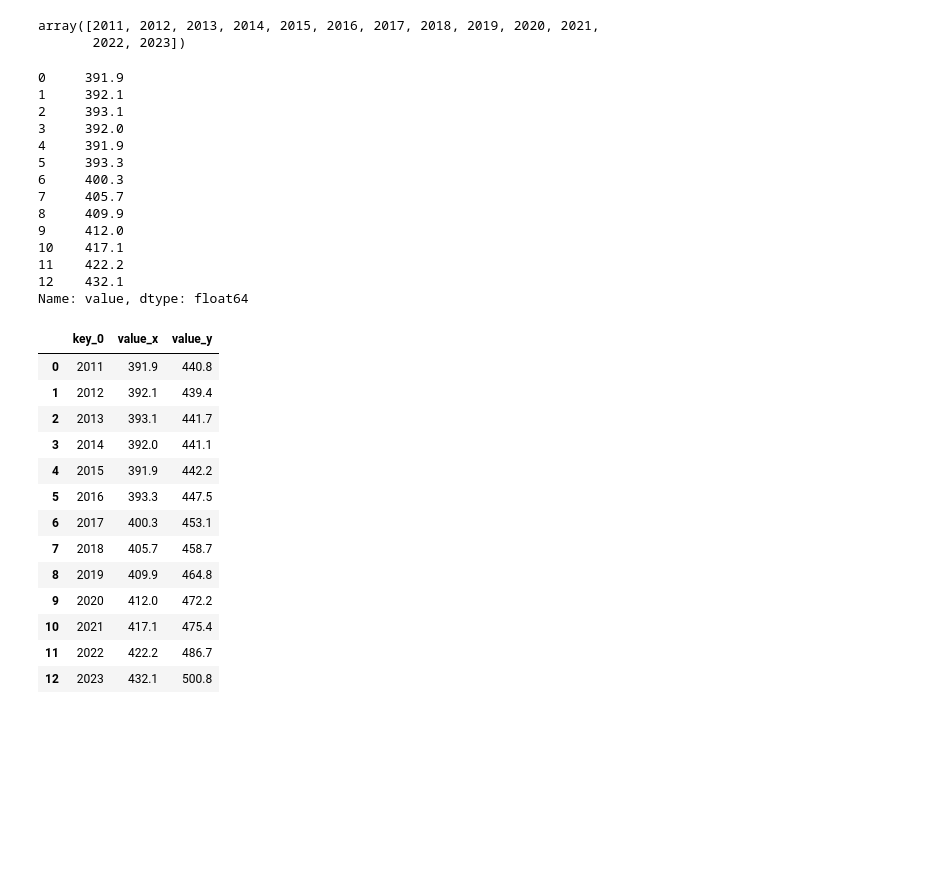
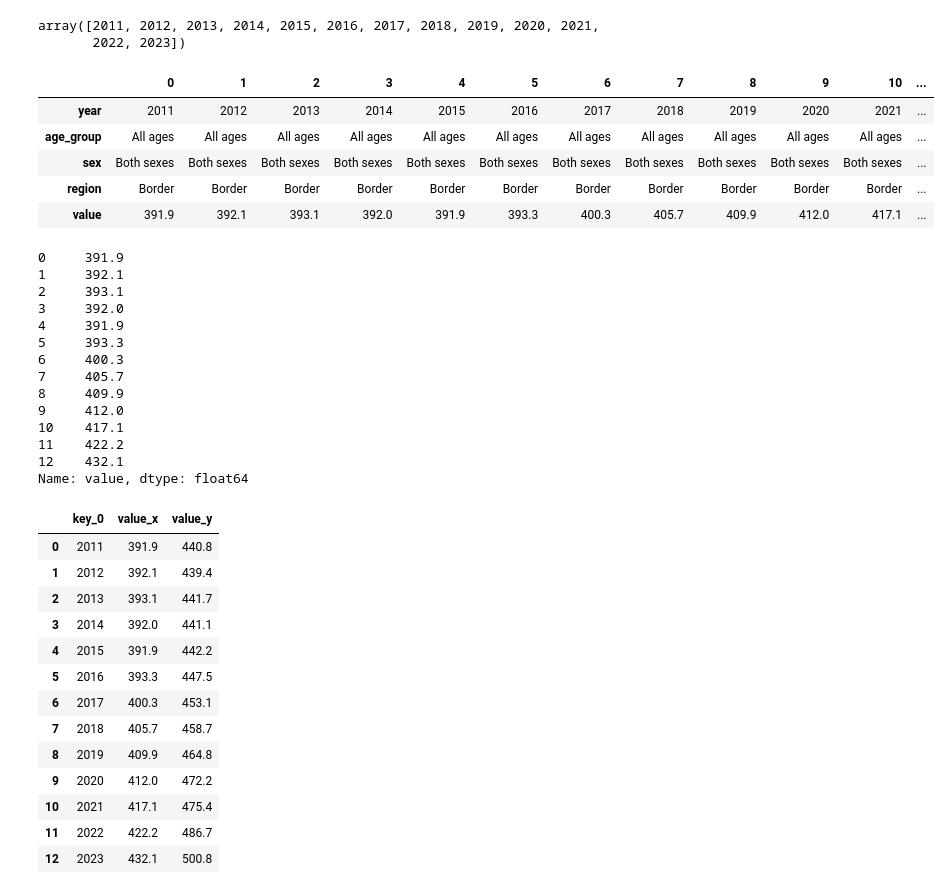
Before and after one commit to shyamghan17/Assignments, a Jupyter notebook: Population_dataset.ipynb, the cells around one changed output. Cells and saved outputs as stored; diff of their text form; code cells hidden in the pictures; blank space fills up the shorter version.

```diff
--- a/Population_dataset.ipynb
+++ b/Population_dataset.ipynb
@@ -78,38 +89,49 @@ array([2011, 2012, 2013, 2014, 2015, 2016, 2017, 2018, 2019, 2020, 2021,
 # %%
 # filt1 = (df['age_group'] == '0 - 4 years') & (df['sex'] == 'Both sexes') & (df['region'] == 'State')
 filt_border = df.loc[(df['sex'] == 'Both sexes') & (df['region'] == 'Border') & (df['age_group'] == 'All ages')].reset_index(drop= True)
 filt_west = df.loc[(df['sex'] == 'Both sexes') & (df['region'] == 'West') & (df['age_group'] == 'All ages')]
 filt_mwest = df.loc[(df['sex'] == 'Both sexes') & (df['region'] == 'Mid-West') & (df['age_group'] == 'All ages')]
 filt_seast = df.loc[(df['sex'] == 'Both sexes') & (df['region'] == 'South-East') & (df['age_group'] == 'All ages')]
 filt_swest = df.loc[(df['sex'] == 'Both sexes') & (df['region'] == 'South-West') & (df['age_group'] == 'All ages')]
 filt_dublin = df.loc[(df['sex'] == 'Both sexes') & (df['region'] == 'Dublin') & (df['age_group'] == 'All ages')]
 filt_meast = df.loc[(df['sex'] == 'Both sexes') & (df['region'] == 'Mid-East') & (df['age_group'] == 'All ages')]
 filt_mland = df.loc[(df['sex'] == 'Both sexes') & (df['region'] == 'Midland') & (df['age_group'] == 'All ages')]
 # border_value = filt_border[['year', 'value', 'region']].reset_index(drop=True)
 # west_value = filt_west[['year', 'value', 'region']].reset_index(drop=True)
 # mwest_value = filt_mwest[['year', 'value', 'region']].reset_index(drop=True)
 # seast_value = filt_seast[['year', 'value', 'region']].reset_index(drop=True)
 # swest_value = filt_swest[['year', 'value', 'region']].reset_index(drop=True)
 # dublin_value = filt_dublin[['year', 'value', 'region']].reset_index(drop=True)
 # meast_value = filt_meast[['year', 'value', 'region']].reset_index(drop=True)
 # mland_value = filt_mland[['year', 'value', 'region']].reset_index(drop=True)
 df['region'].unique()
-filt_border['value']
+# this data is of border and is of both sex
+filt_border.T
 # %% [output]
-0     391.9
-1     392.1
-2     393.1
-3     392.0
-4     391.9
-5     393.3
-6     400.3
-7     405.7
-8     409.9
-9     412.0
-10    417.1
-11    422.2
-12    432.1
-Name: value, dtype: float64
+|  | 0 | 1 | 2 | 3 | 4 | 5 | 6 | 7 | 8 | 9 | 10 | ... |
+| year | 2011 | 2012 | 2013 | 2014 | 2015 | 2016 | 2017 | 2018 | 2019 | 2020 | 2021 | ... |
+| age_group | All ages | All ages | All ages | All ages | All ages | All ages | All ages | All ages | All ages | All ages | All ages | ... |
+| sex | Both sexes | Both sexes | Both sexes | Both sexes | Both sexes | Both sexes | Both sexes | Both sexes | Both sexes | Both sexes | Both sexes | ... |
+| region | Border | Border | Border | Border | Border | Border | Border | Border | Border | Border | Border | ... |
+| value | 391.9 | 392.1 | 393.1 | 392.0 | 391.9 | 393.3 | 400.3 | 405.7 | 409.9 | 412.0 | 417.1 | ... |
+# %%
+# filt_border['value'] = filt_border['value']*1000
+filt_border['value']
+# %% [output]
+0     391.9
+1     392.1
+2     393.1
+3     392.0
+4     391.9
+5     393.3
+6     400.3
+7     405.7
+8     409.9
+9     412.0
+10    417.1
+11    422.2
+12    432.1
+Name: value, dtype: float64
 # %%
 # total_pop = pd.concat([west_value,mwest_value,seast_value,swest_value,dublin_value,meast_value,mland_value], axis =1)
 # total_pop
```
Also changed, not shown: parts of 4 cells of this notebook.
